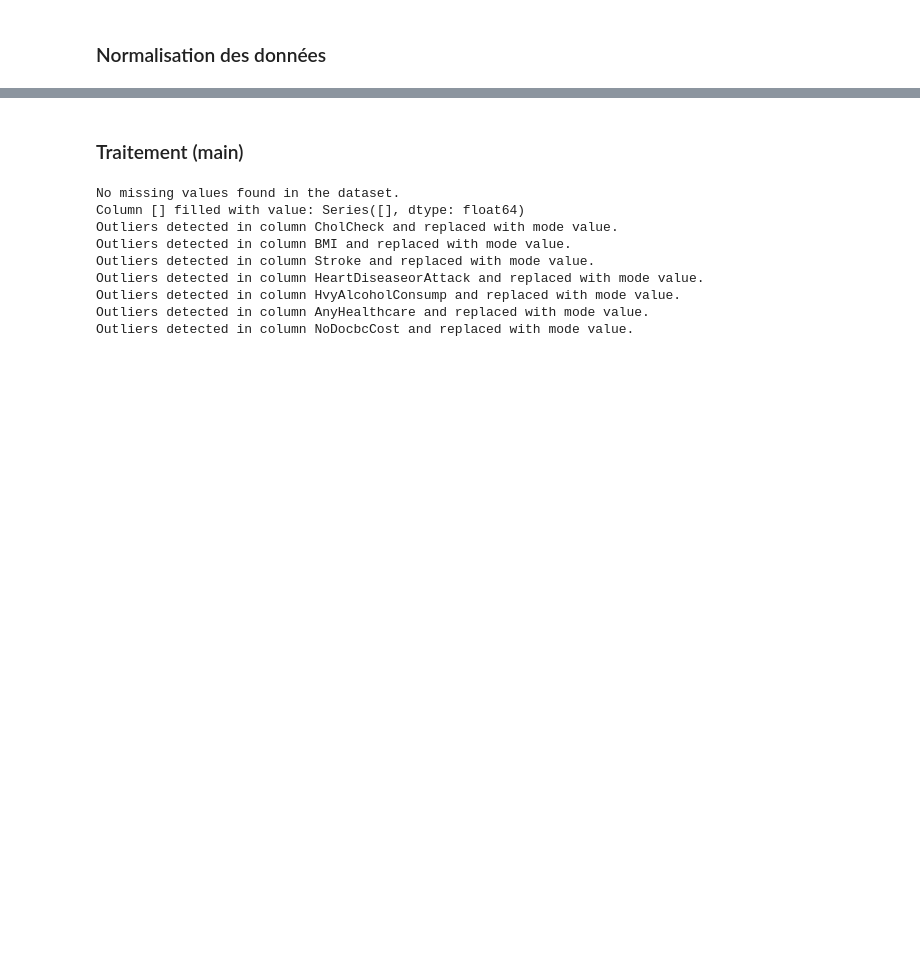
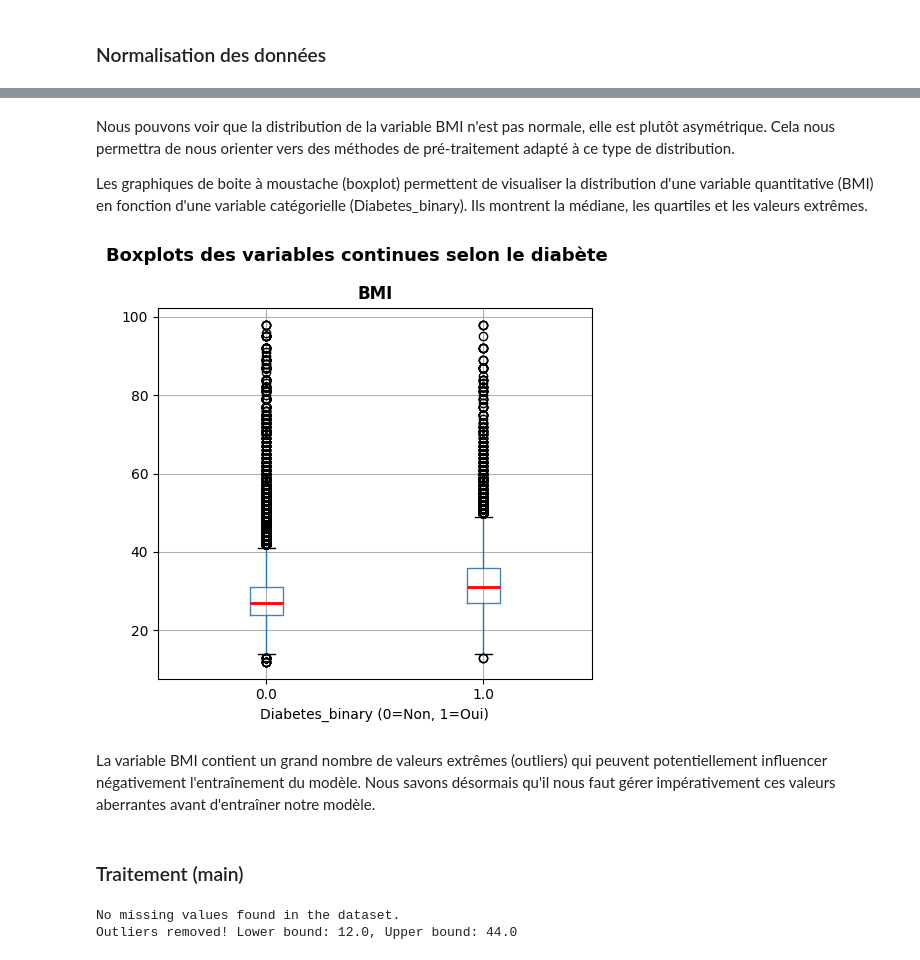
Before and after one commit to saadaouis/Deep_Learning-project, a Jupyter notebook: Livrable.ipynb, the cells around one changed output, grey strips where cells are left out. Saved outputs shown, nothing was run; the diff lists cells and outputs as text; code cells hidden in the pictures; blank space fills up the shorter version.

```diff
--- a/Livrable.ipynb
+++ b/Livrable.ipynb
@@ -193,28 +290,49 @@ def outliers_detection(df):
+# %% [markdown]
+Nous pouvons voir que la distribution de la variable BMI n'est pas normale, elle est plutôt asymétrique. Cela nous permettra de nous orienter vers des méthodes de pré-traitement adapté à ce type de distribution.
+
+Les graphiques de boite à moustache (boxplot) permettent de visualiser la distribution d'une variable quantitative (BMI) en fonction d'une variable catégorielle (Diabetes_binary). Ils montrent la médiane, les quartiles et les valeurs extrêmes.
+# %%
+# Boxplots des variables continues selon Diabetes_binary
+continuous_cols = ['BMI']
+
+fig, axes = plt.subplots(1, len(continuous_cols), figsize=(5 * len(continuous_cols), 5))
+if len(continuous_cols) == 1:
+    axes = [axes]
+
+for ax, col in zip(axes, continuous_cols):
+    df_data.boxplot(column=col, by='Diabetes_binary', ax=ax,
+                    boxprops=dict(color='steelblue'),
+                    medianprops=dict(color='red', linewidth=2))
+    ax.set_title(col, fontweight='bold')
+    ax.set_xlabel("Diabetes_binary (0=Non, 1=Oui)")
+
+plt.suptitle("Boxplots des variables continues selon le diabète", fontsize=13, fontweight='bold')
+plt.tight_layout()
+plt.show()
+# %% [output]
+[figure, added]
+# %% [markdown]
+La variable BMI contient un grand nombre de valeurs extrêmes (outliers) qui peuvent potentiellement influencer négativement l'entraînement du modèle.  Nous savons désormais qu'il nous faut gérer impérativement ces valeurs aberrantes avant d'entraîner notre modèle.
 # %% [markdown]
 ### Traitement (main)
 # %%
-df_data = load_dataset(path)
-df_data = remove_sensible_data(df_data, ['GenHlth', 'MentHlth', 'PhysHlth', 'Income', 'Education'])
+# Vérification des valeurs manquantes
+columns_missing = check_missing_values(df_data)
+if columns_missing:
+    df_data = fill_missing_columns(df_data, columns_missing)
 
-columns_missing = check_missing_values(df_data)
-df_data = fill_missing_columns(df_data, columns_missing)
-
-# Gestion des doublons
-
+# Détection des outliers
 df_data = outliers_detection(df_data)
 
-# Normalisation des données
+# Normalisation
+df_data = normalize_data(df_data)
 
-# Analyse Exploratoire quantitative + qualitative
+# Split du dataset
+train, temp = train_test_split(df_data, test_size=0.3, random_state=42)
+validate, test = train_test_split(temp, test_size=0.5, random_state=42)
 
 # Save du dataset nettoyé
+df_data.to_csv("Health_Data/dataset_cleaned.csv", index=False)
 # %% [output]
 No missing values found in the dataset.
-Column [] filled with value: Series([], dtype: float64)
-Outliers detected in column CholCheck and replaced with mode value.
-Outliers detected in column BMI and replaced with mode value.
-Outliers detected in column Stroke and replaced with mode value.
-Outliers detected in column HeartDiseaseorAttack and replaced with mode value.
-Outliers detected in column HvyAlcoholConsump and replaced with mode value.
-Outliers detected in column AnyHealthcare and replaced with mode value.
-Outliers detected in column NoDocbcCost and replaced with mode value.
+Outliers removed! Lower bound: 12.0, Upper bound: 44.0
```
Also changed, not shown: parts of 25 cells of this notebook, 1 other file.
